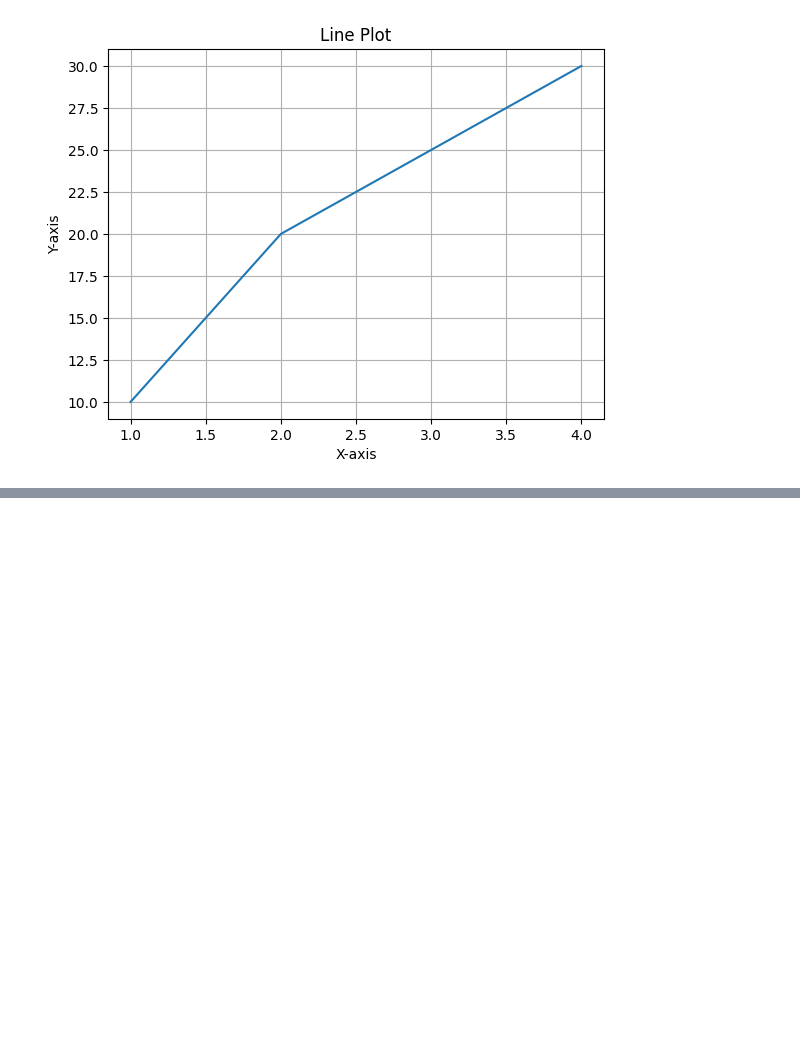
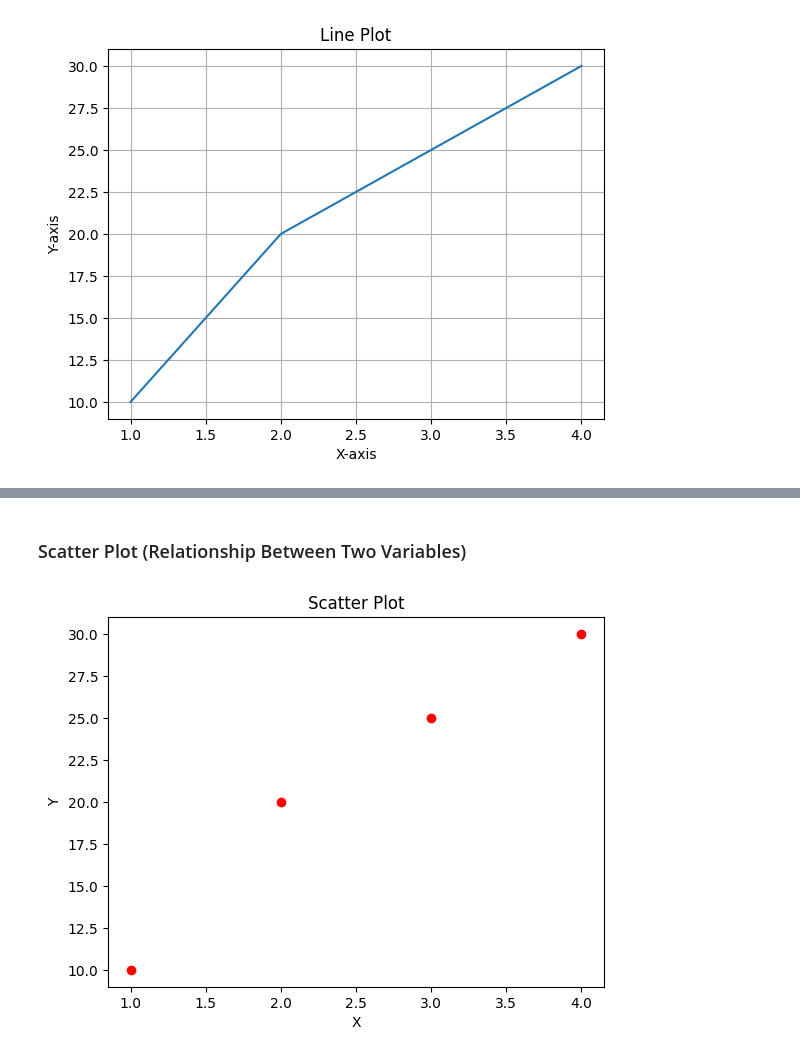
Before and after one commit to SandeshKhatiwada05/Data-Science-And-Machine-Learning-Course, a Jupyter notebook: Day 4/Visualization.ipynb, the cells around one changed output, grey strips where cells are left out. Saved outputs shown, nothing was run; the diff lists cells and outputs as text; code cells hidden in the pictures; blank space fills up the shorter version.

```diff
--- a/Day 4/Visualization.ipynb
+++ b/Day 4/Visualization.ipynb
@@ -28,0 +48,13 @@ plt.show()
+# %% [markdown]
+### Scatter Plot (Relationship Between Two Variables)
+# %%
+x = [1, 2, 3, 4]
+y = [10, 20, 25, 30]
+
+plt.scatter(x, y, color='red')
+plt.title("Scatter Plot")
+plt.xlabel("X")
+plt.ylabel("Y")
+plt.show()
+# %% [output]
+[figure, added]
```
Also changed, not shown: parts of 5 cells of this notebook.
